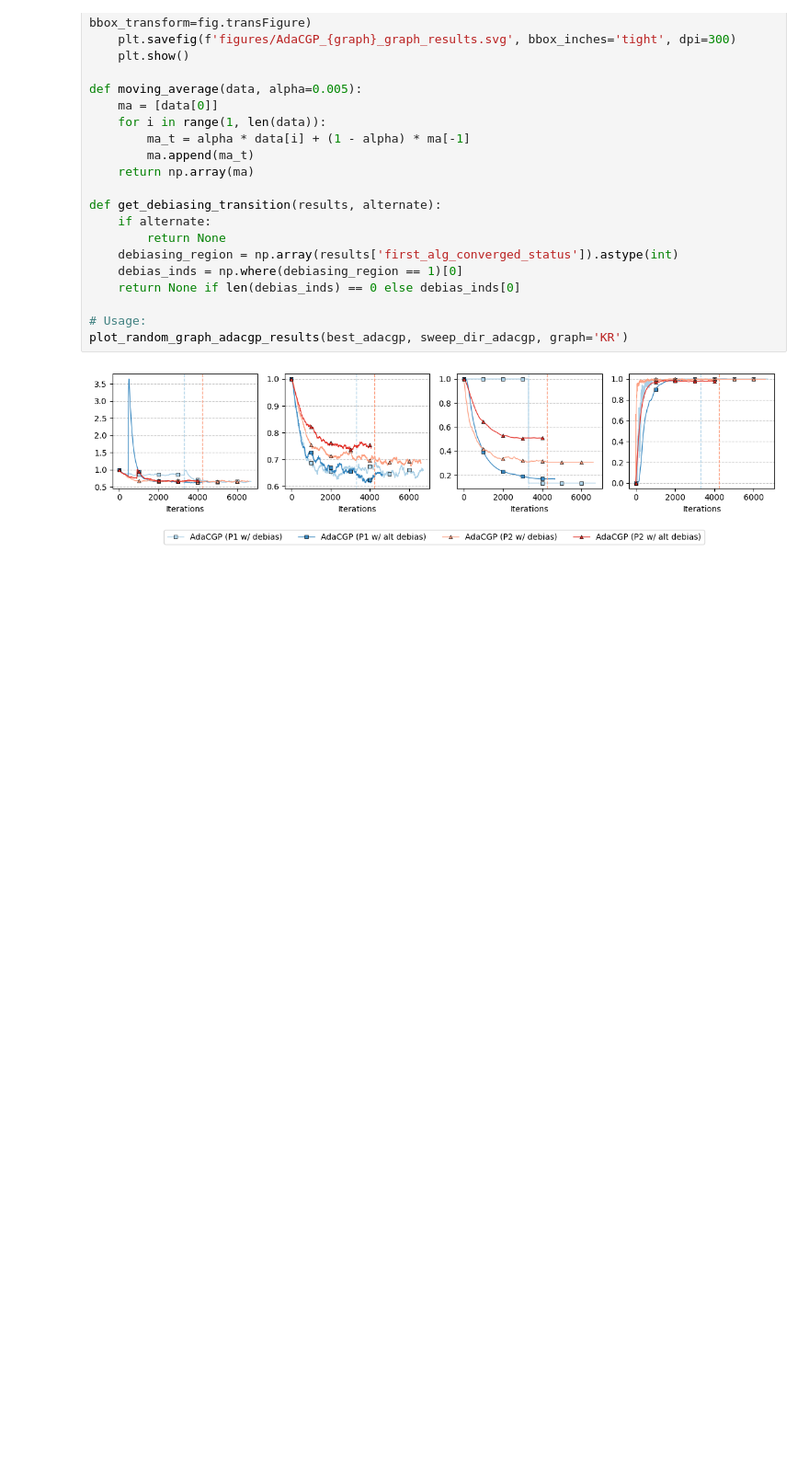
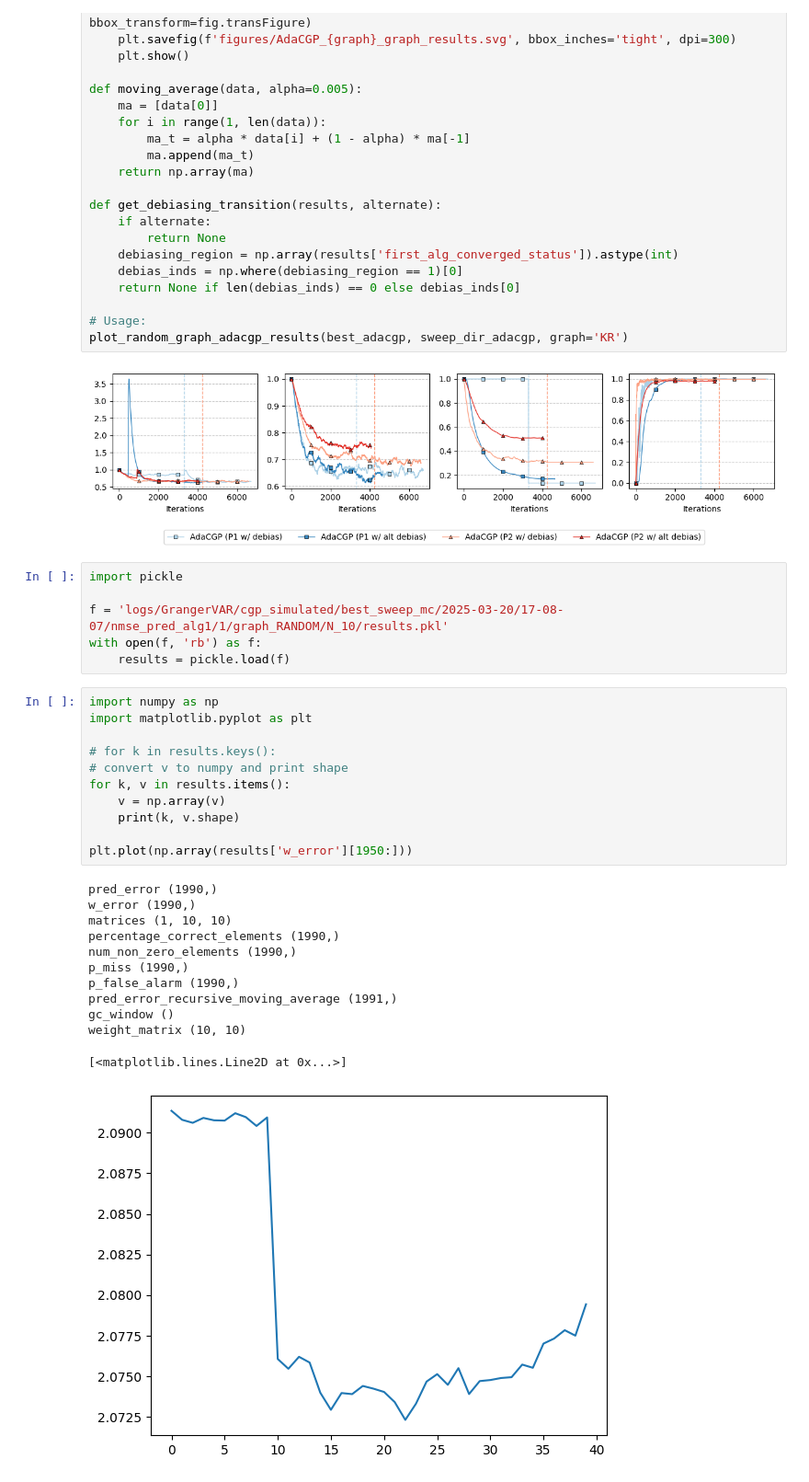
Before and after one commit to jenkins-alex/AdaCGP, a Jupyter notebook: vis.ipynb, the cells around one changed output. Shown at 92% size. Cells and saved outputs as stored; diff of their text form; blank space fills up the shorter version.

```diff
--- a/vis.ipynb
+++ b/vis.ipynb
@@ -2026,3 +2026,33 @@ def get_debiasing_transition(results, alternate):
 plot_random_graph_adacgp_results(best_adacgp, sweep_dir_adacgp, graph='KR')
 # %% [output]
 [figure]
+# %%
+import pickle
+
+f = 'logs/GrangerVAR/cgp_simulated/best_sweep_mc/2025-03-20/17-08-07/nmse_pred_alg1/1/graph_RANDOM/N_10/results.pkl'
+with open(f, 'rb') as f:
+    results = pickle.load(f)
+# %%
+import numpy as np
+import matplotlib.pyplot as plt
+
+# for k in results.keys():
+# convert v to numpy and print shape
+for k, v in results.items():
+    v = np.array(v)
+    print(k, v.shape)
+
+plt.plot(np.array(results['w_error'][1950:]))
+# %% [output]
+pred_error (1990,)
+w_error (1990,)
+matrices (1, 10, 10)
+percentage_correct_elements (1990,)
+num_non_zero_elements (1990,)
+p_miss (1990,)
+p_false_alarm (1990,)
+pred_error_recursive_moving_average (1991,)
+gc_window ()
+weight_matrix (10, 10)
+[<matplotlib.lines.Line2D at 0x...>]
+[figure, added]
```
Also changed, not shown: parts of 1 cell of this notebook, 32 other files.
